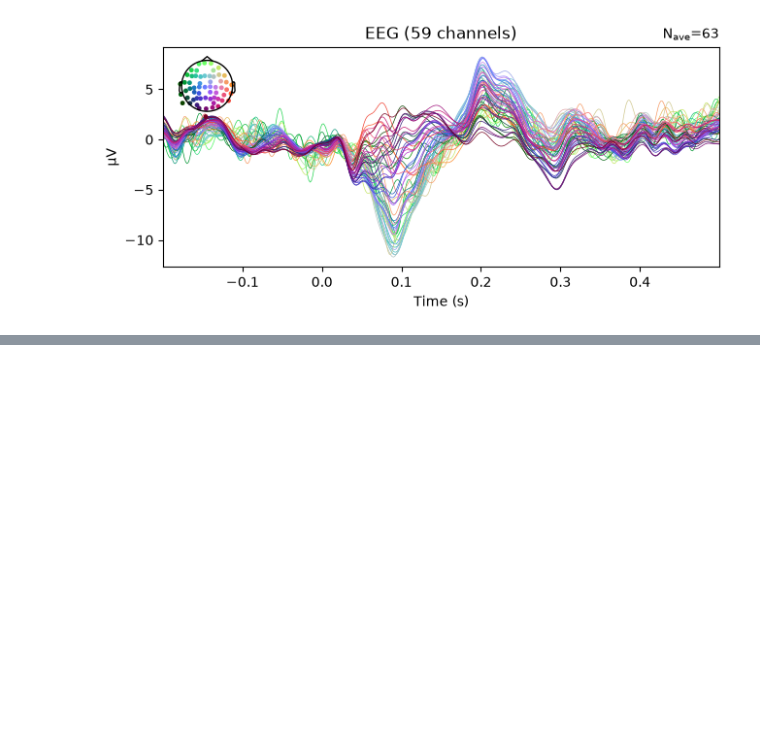
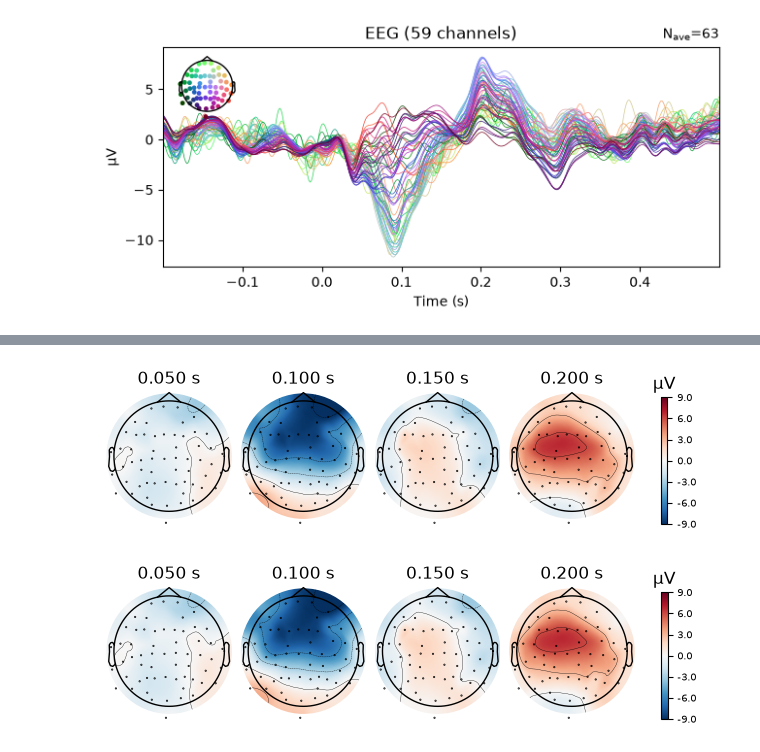
Before and after one commit to KhorchaniMarwa/eeg-cognitive-control-erp-analysis, a Jupyter notebook: notebooks/03_erp_analysis.ipynb, the cells around one changed output, grey strips where cells are left out. Cells and saved outputs as stored; diff of their text form; code cells hidden in the pictures; blank space fills up the shorter version.

```diff
--- a/notebooks/03_erp_analysis.ipynb
+++ b/notebooks/03_erp_analysis.ipynb
@@ -56,0 +92,8 @@ auditory_left_erp.plot()
+# %%
+auditory_erp.plot_topomap(
+    times=[0.05, 0.10, 0.15, 0.20],
+    ch_type="eeg"
+)
+# %% [output]
+[figure, added]
+[figure, added]
```
Also changed, not shown: parts of 5 cells of this notebook.
